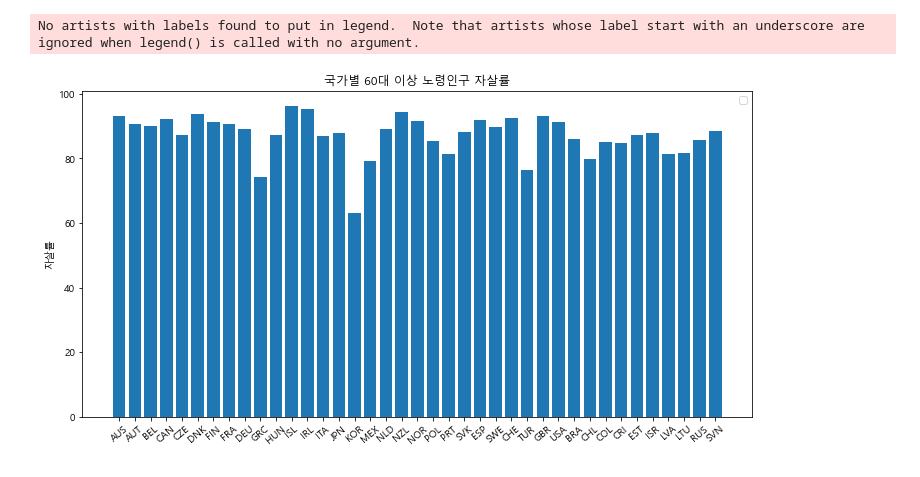
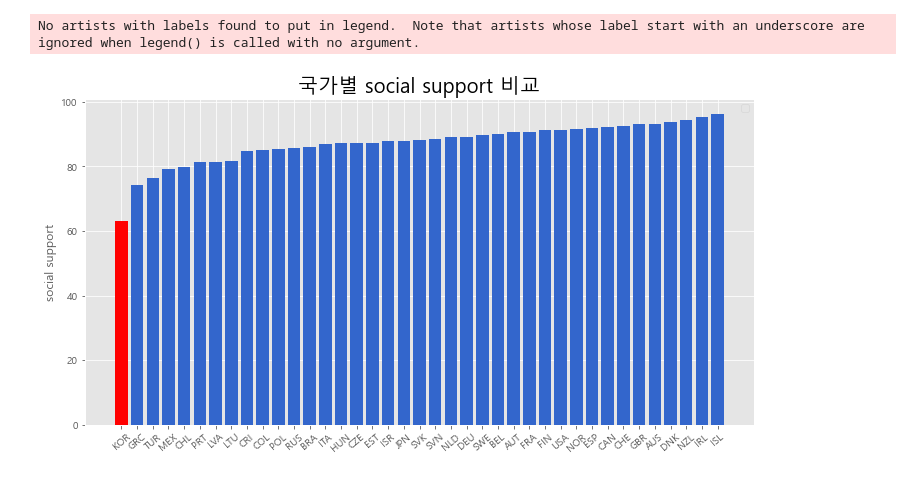
Before and after one commit to MINSU-S/team_project, a Jupyter notebook: week6_sql/week6_welfare.ipynb, the cells around one changed output. Cells and saved outputs as stored; diff of their text form; code cells hidden in the pictures.

```diff
--- a/week6_sql/week6_welfare.ipynb
+++ b/week6_sql/week6_welfare.ipynb
@@ -20,20 +240,37 @@ def connect_sql(db, table, col_list):
 # %%
-df1 = connect_sql('teamproject6','suicide_rate',['국가','자살률'])
+#connect_sql('teamproject6','social_support',['국가','연령대','사회적 지지'])
 
+# old 그룹 사회적지지
+conn	=	pymysql.connect(host='localhost',	user='root',	password='206477',
+db='teamproject6',	charset='utf8')
+curs	=	conn.cursor()
+sql ="""SELECT LOCATION, Value FROM social_support
+WHERE SUBJECT = 'OLD' ORDER BY Value ;"""
+curs.execute(sql)
+rows	=curs.fetchall()
+df_social_support_old = pd.DataFrame(rows,columns=['국가','social_support'])
+
+# 사회적지지
 if	platform.system()	==	'Windows':
     plt.rc('font',	family='Malgun Gothic')
 else:
     plt.rc('font',	family='AppleGothic')
-#colors	=	['cornflowerblue','tomato','y','b','r']
+
+# 한국 color 지정 설정
+colors = ['red']
+for i in range(38):
+    colors.append('#3366CC')
+
 plt.figure(figsize=(12,6))
-plt.bar(df1['국가'], df1['자살률'])
-plt.title('국가별 60대 이상 노령인구 자살률')
+
+plt.bar(df_social_support_old['국가'], df_social_support_old['social_support'],color = colors)
+plt.title('국가별 social support 비교',fontsize=20)
 #plt.xlabel('기간')
-plt.ylabel('자살률')
-plt.xticks(ticks=df1['국가'], labels=df1['국가'], rotation=40)
+plt.ylabel('social support')
+plt.xticks(ticks=df_social_support_old['국가'], labels = df_social_support_old['국가'], rotation=40)
 #plt.locator_params(axis='x', nbins=12)
 plt.legend()
 plt.show()
 # %% [output]
 No artists with labels found to put in legend.  Note that artists whose label start with an underscore are ignored when legend() is called with no argument.
-[figure, old version]
+[figure, new version]
```
Also changed, not shown: parts of 19 cells of this notebook, 3 other files.
